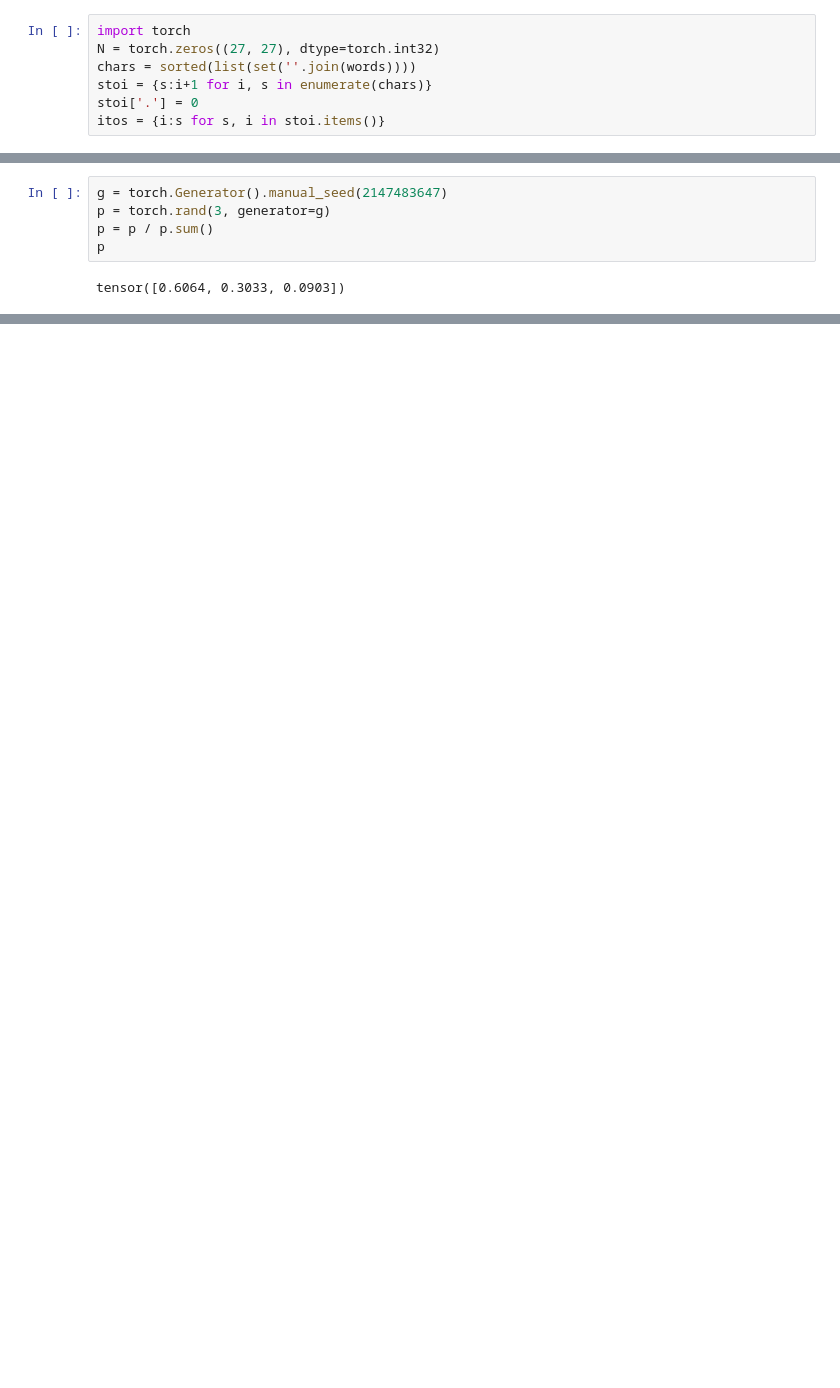
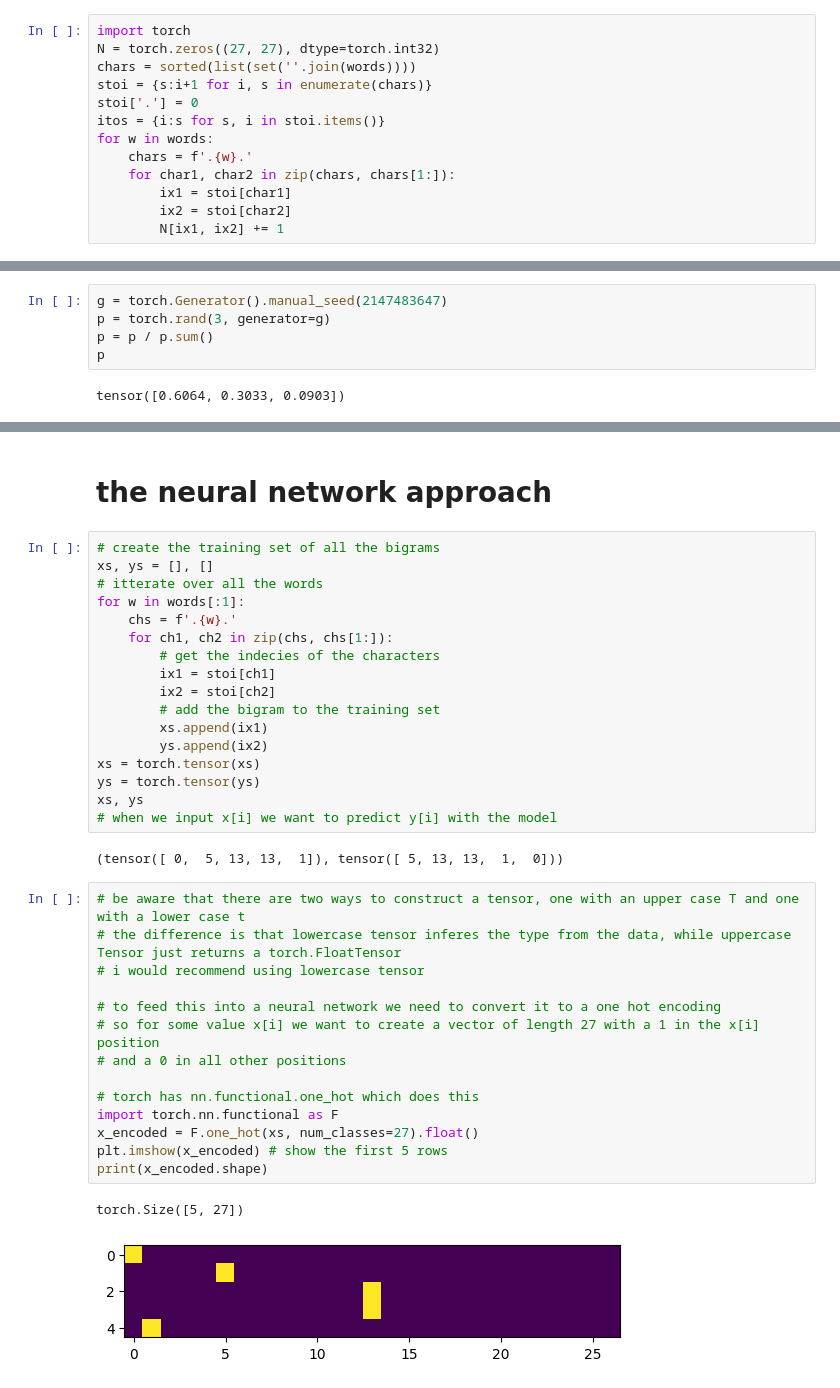
Before and after one commit to seabassR5/ml_from_scratch, a Jupyter notebook: makemore/my_makemore.ipynb, the cells around one changed output, grey strips where cells are left out. Saved outputs shown, nothing was run; the diff lists cells and outputs as text; blank space fills up the shorter version.

Commit message:
got the single layer neural net to match bigram approach

```diff
--- a/makemore/my_makemore.ipynb
+++ b/makemore/my_makemore.ipynb
@@ -58,6 +58,12 @@ chars = sorted(list(set(''.join(words))))
 stoi = {s:i+1 for i, s in enumerate(chars)}
 stoi['.'] = 0
 itos = {i:s for s, i in stoi.items()}
+for w in words:
+    chars = f'.{w}.'
+    for char1, char2 in zip(chars, chars[1:]):
+        ix1 = stoi[char1]
+        ix2 = stoi[char2]
+        N[ix1, ix2] += 1
 # %%
 for w in words:
     chars = f'.{w}.'
@@ -129,0 +227,38 @@ r
+# %% [markdown]
+# the neural network approach
+# %%
+# create the training set of all the bigrams
+xs, ys = [], []
+# itterate over all the words
+for w in words[:1]:
+    chs = f'.{w}.'
+    for ch1, ch2 in zip(chs, chs[1:]):
+        # get the indecies of the characters
+        ix1 = stoi[ch1]
+        ix2 = stoi[ch2]
+        # add the bigram to the training set
+        xs.append(ix1)
+        ys.append(ix2)
+xs = torch.tensor(xs)
+ys = torch.tensor(ys)
+xs, ys
+# when we input x[i] we want to predict y[i] with the model
+# %% [output]
+(tensor([ 0,  5, 13, 13,  1]), tensor([ 5, 13, 13,  1,  0]))
+# %%
+# be aware that there are two ways to construct a tensor, one with an upper case T and one with a lower case t
+# the difference is that lowercase tensor inferes the type from the data, while uppercase Tensor just returns a torch.FloatTensor
+# i would recommend using lowercase tensor
+
+# to feed this into a neural network we need to convert it to a one hot encoding
+# so for some value x[i] we want to create a vector of length 27 with a 1 in the x[i] position
+# and a 0 in all other positions
+
+# torch has nn.functional.one_hot which does this
+import torch.nn.functional as F
+x_encoded = F.one_hot(xs, num_classes=27).float()
+plt.imshow(x_encoded) # show the first 5 rows
+print(x_encoded.shape)
+# %% [output]
+torch.Size([5, 27])
+[figure, added]
```
Also changed, not shown: parts of 18 cells of this notebook.
